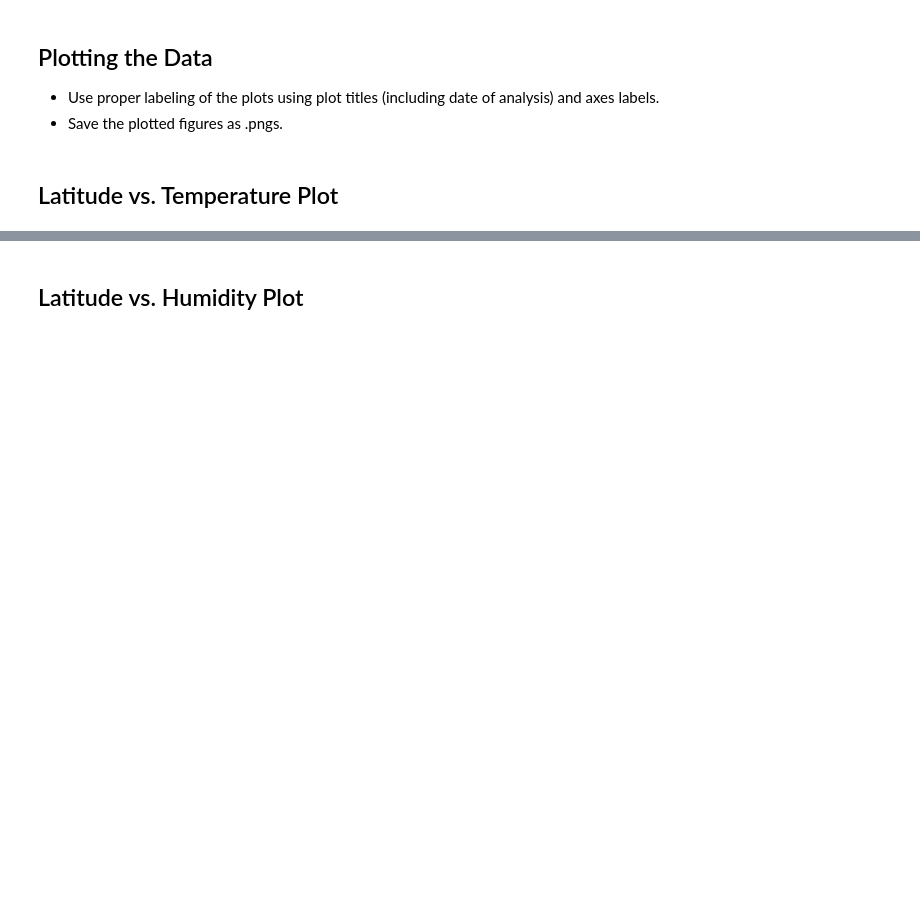
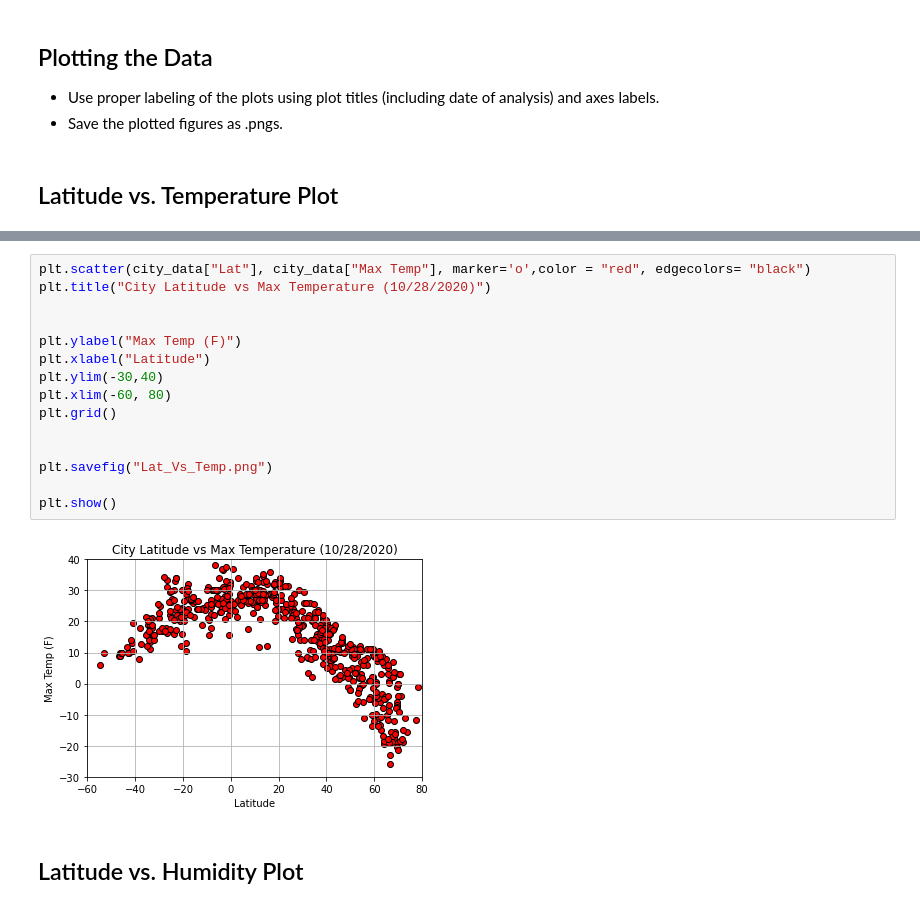
Before and after one commit to khbader101/python_api_challenge, a Jupyter notebook: weatherpy/WeatherPy.ipynb, the cells around one changed output, grey strips where cells are left out. Cells and saved outputs as stored; diff of their text form; blank space fills up the shorter version.

Commit message:
finished all the scatter plot graphs moving on to the linear regression

```diff
--- a/weatherpy/WeatherPy.ipynb
+++ b/weatherpy/WeatherPy.ipynb
@@ -239,2 +236,19 @@ Int64Index([], dtype='int64')
+# %%
+plt.scatter(city_data["Lat"], city_data["Max Temp"], marker='o',color = "red", edgecolors= "black")
+plt.title("City Latitude vs Max Temperature (10/28/2020)")
+
+
+plt.ylabel("Max Temp (F)")
+plt.xlabel("Latitude")
+plt.ylim(-30,40)
+plt.xlim(-60, 80)
+plt.grid()
+
+
+plt.savefig("Lat_Vs_Temp.png")
+
+plt.show()
+# %% [output]
+[figure, added]
 # %% [markdown]
 ## Latitude vs. Humidity Plot
```
Also changed, not shown: parts of 7 cells of this notebook, 4 other files.
